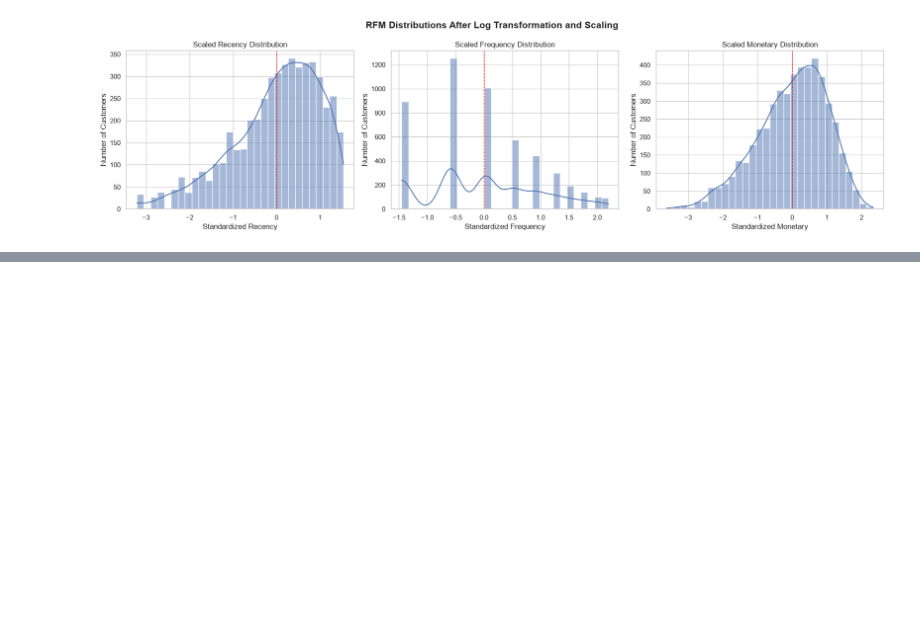
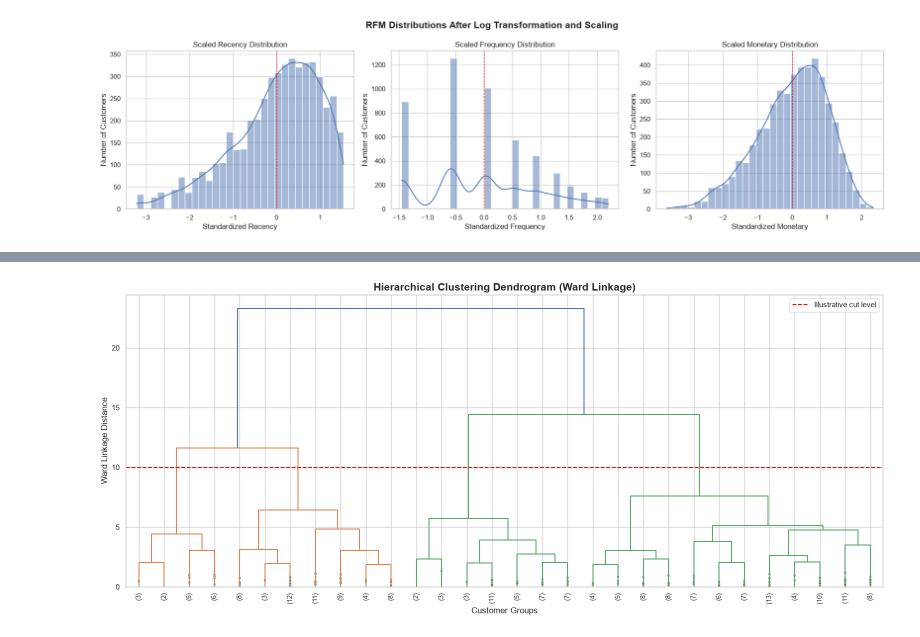
Before and after one commit to alisonchang1101/CDS3004_data_mining_project, a Jupyter notebook: ecommerce_analysis.ipynb, the cells around one changed output, grey strips where cells are left out. Cells and saved outputs as stored; diff of their text form; code cells hidden in the pictures; blank space fills up the shorter version.

```diff
--- a/ecommerce_analysis.ipynb
+++ b/ecommerce_analysis.ipynb
@@ -332,0 +676,56 @@ plt.show()
+# %%
+
+# ==========================================
+# 3.2 HIERARCHICAL DENDROGRAM
+# ==========================================
+
+from scipy.cluster.hierarchy import dendrogram, linkage
+
+# Select a random sample of 200 customers
+sample_size = 200
+
+rfm_sample = rfm_scaled.sample(
+    n=sample_size,
+    random_state=42
+)
+
+# Calculate hierarchical linkage
+Z = linkage(
+    rfm_sample,
+    method='ward',
+    metric='euclidean'
+)
+
+# Plot dendrogram
+plt.figure(figsize=(16, 7))
+
+dendrogram(
+    Z,
+    truncate_mode='lastp',
+    p=30,
+    leaf_rotation=90,
+    leaf_font_size=9,
+    show_contracted=True
+)
+
+plt.title(
+    'Hierarchical Clustering Dendrogram (Ward Linkage)',
+    fontsize=15,
+    fontweight='bold'
+)
+
+plt.xlabel('Customer Groups')
+plt.ylabel('Ward Linkage Distance')
+
+plt.axhline(
+    y=10,
+    color='red',
+    linestyle='--',
+    label='Illustrative cut level'
+)
+
+plt.legend()
+plt.tight_layout()
+plt.show()
+# %% [output]
+[figure, added]
```
Also changed, not shown: parts of 6 cells of this notebook.
